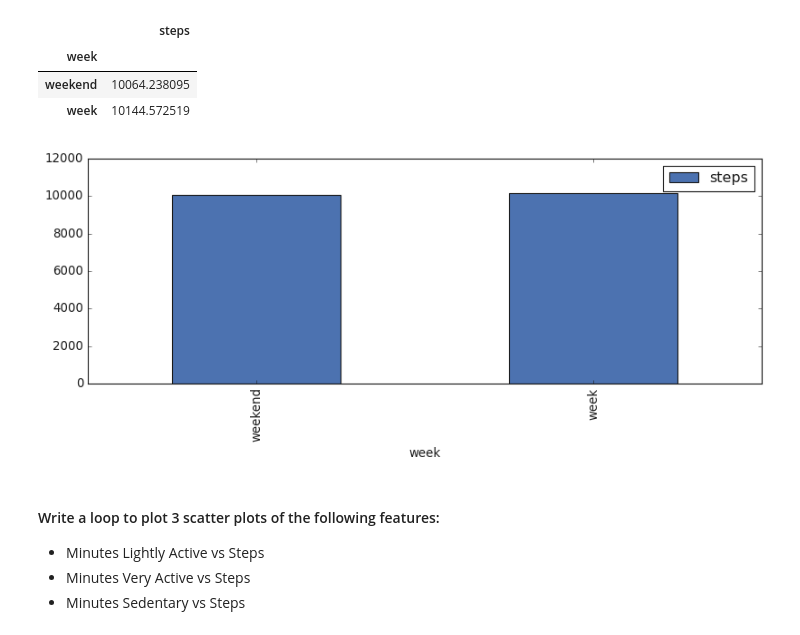
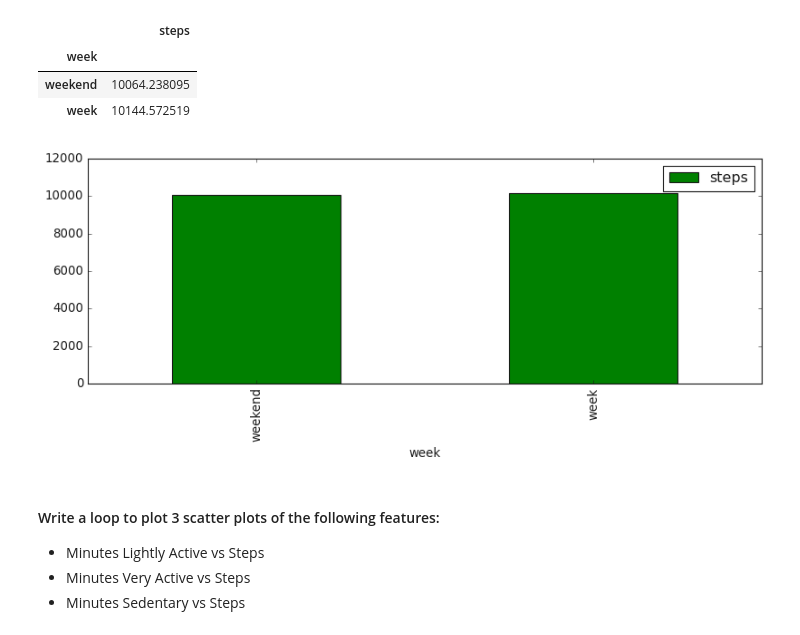
Before and after one commit to Ironhack-Data-Madrid-Enero-2022/lab-matplotlib-seaborn, a Jupyter notebook: your-code/main.ipynb, the cells around one changed output. Cells and saved outputs as stored; diff of their text form; code cells hidden in the pictures.

```diff
--- a/your-code/main.ipynb
+++ b/your-code/main.ipynb
@@ -232,16 +228,11 @@ plot_final
 | week |  |
 | weekend | 10064.238095 |
 | week | 10144.572519 |
-# %%
-mpl.rcParams['figure.figsize'] = [12.0, 4.0]
-mpl.rcParams['figure.dpi'] = 80
-mpl.rcParams['savefig.dpi'] = 1000
-mpl.rcParams['font.size'] = 12
-mpl.rcParams['legend.fontsize'] = 'large'
-mpl.rcParams['figure.titlesize'] = 'medium'
-plot_final.plot(kind='bar');
-# %% [output]
-[figure, removed]
+# %%
+
+plot_final.plot(kind='bar',color = 'green');
+# %% [output]
+[figure, added]
 # %% [markdown]
 #### Write a loop to plot 3 scatter plots of the following features:
 
```
Also changed, not shown: parts of 9 cells of this notebook, 2 other files.
